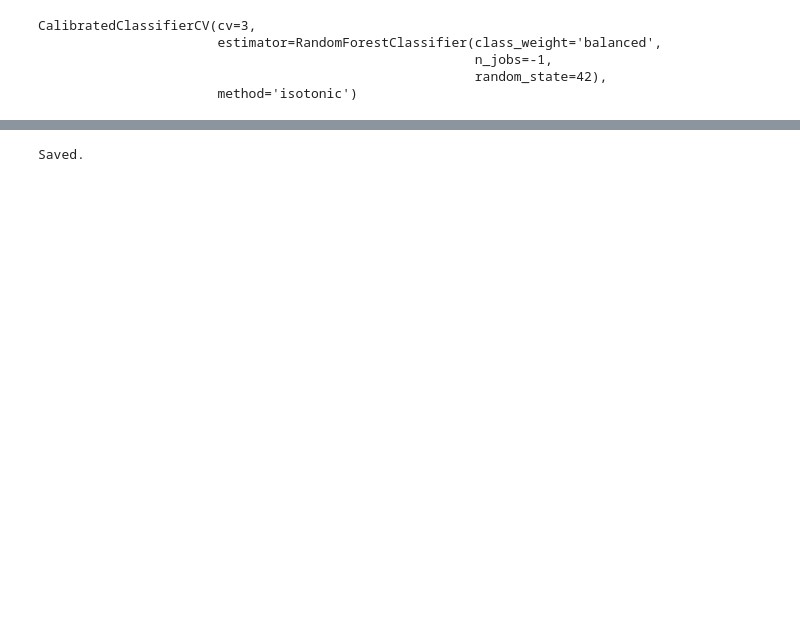
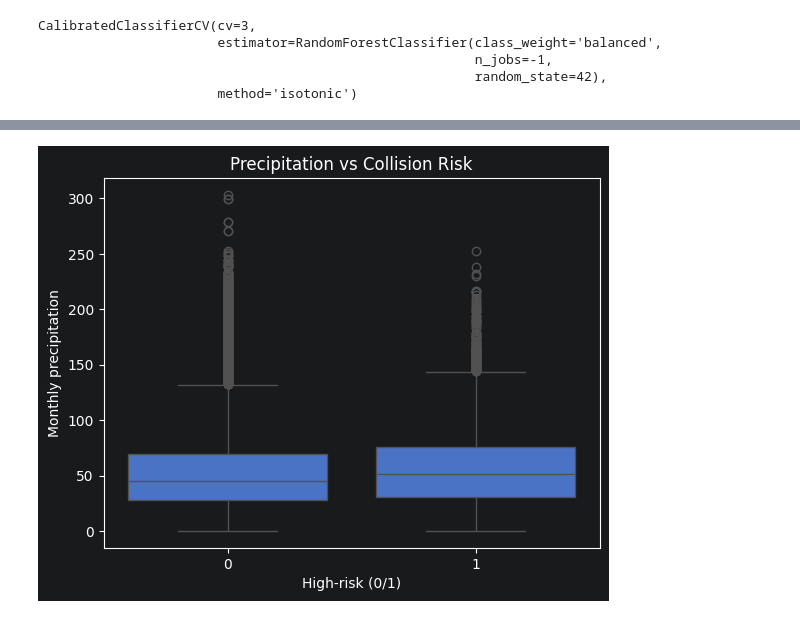
Before and after one commit to aw950309/thesis_boogaloo, a Jupyter notebook: notebooks/test.ipynb, the cells around one changed output, grey strips where cells are left out. Saved outputs shown, nothing was run; the diff lists cells and outputs as text; code cells hidden in the pictures; blank space fills up the shorter version.

```diff
--- a/notebooks/test.ipynb
+++ b/notebooks/test.ipynb
@@ -765,7 +863,14 @@ plt.show()
+# %%
+import seaborn as sns
+
+sns.boxplot(x=model_df_clean["risk"], y=model_df_clean["precip_total"])
+plt.xlabel("High-risk (0/1)")
+plt.ylabel("Monthly precipitation")
+plt.title("Precipitation vs Collision Risk")
+plt.show()
+# %% [output]
+[figure, added]
 # %%
 model_df_clean.to_csv(
     f"{DATA_DIR}/processed/model_df_clean.csv", index=False
 )
-print("Saved.")
-# %% [output]
-Saved.
```
Also changed, not shown: parts of 17 cells of this notebook, 2 other files.
